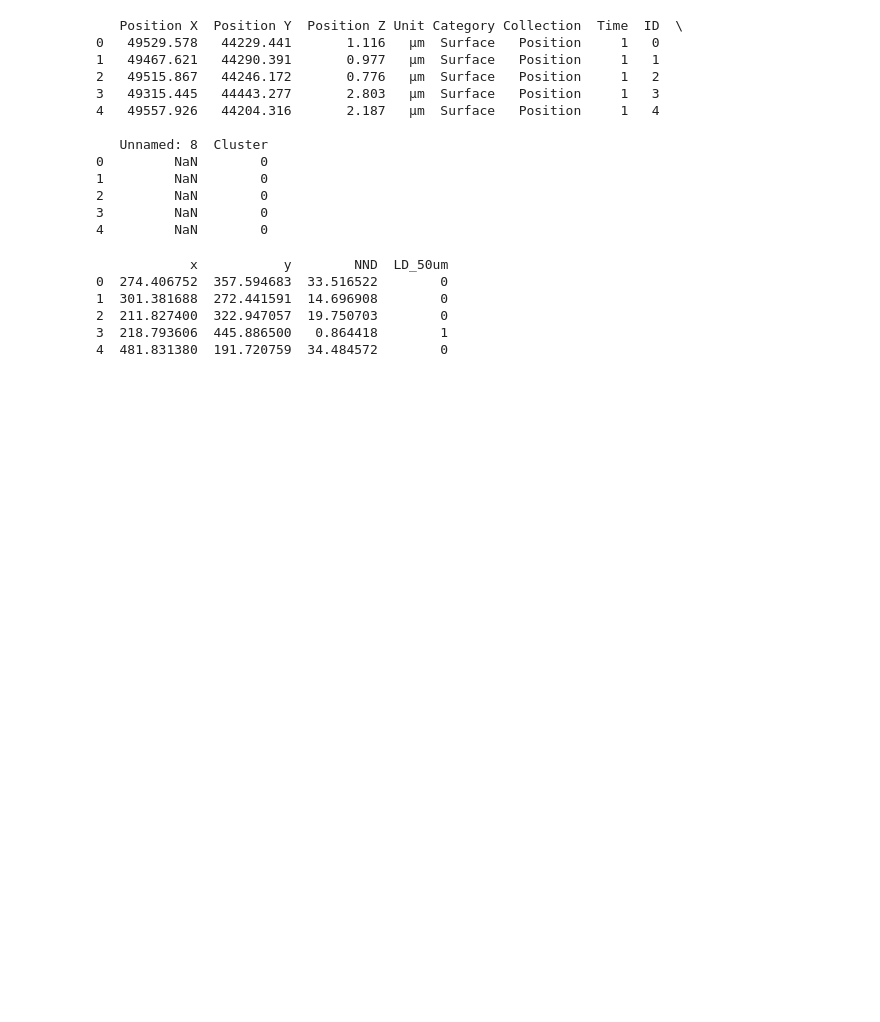
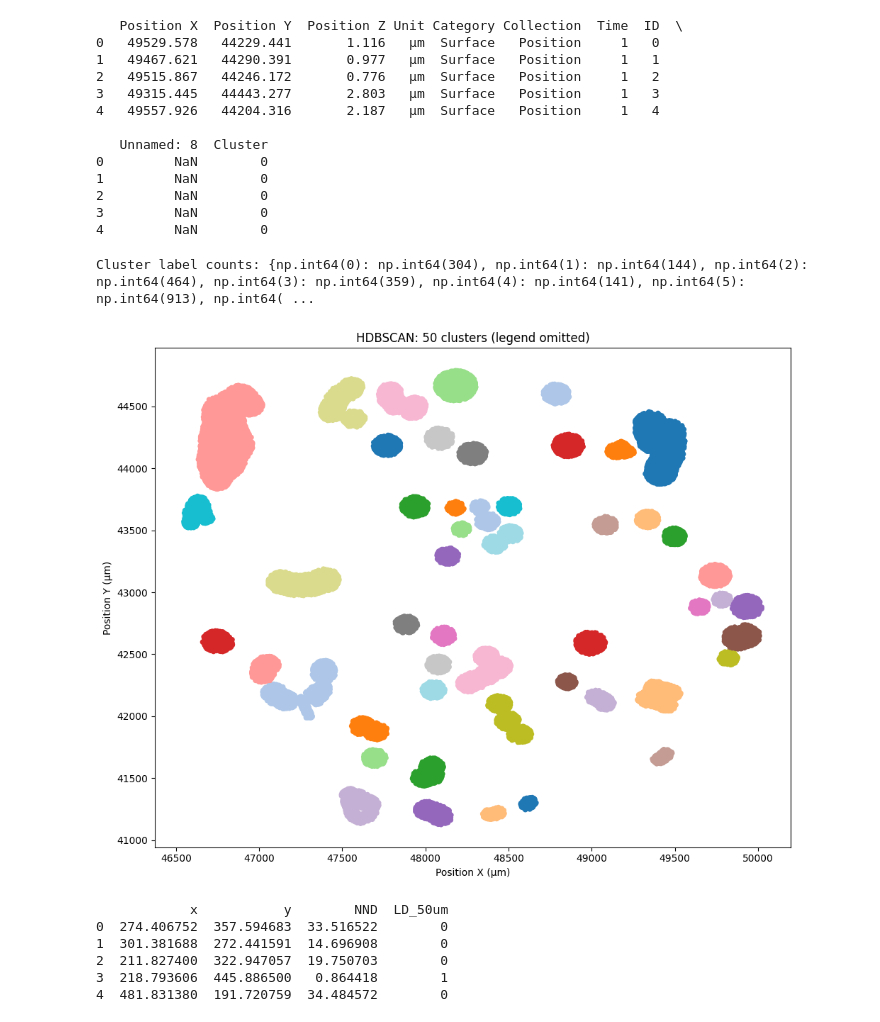
Before and after one commit to helclp/lab_proj1, a Jupyter notebook: clusterer_attempt2.ipynb, the cells around one changed output. Saved outputs shown, nothing was run; the diff lists cells and outputs as text; code cells hidden in the pictures; blank space fills up the shorter version.

Commit message:
hdbscan working

```diff
--- a/clusterer_attempt2.ipynb
+++ b/clusterer_attempt2.ipynb
@@ -147,6 +147,74 @@ print(df.head())
 2         NaN        0
 3         NaN        0
 4         NaN        0
+# %%
+# 1) Install and import
+import hdbscan
+import numpy as np
+import pandas as pd
+from sklearn.preprocessing import StandardScaler
+import matplotlib.pyplot as plt
+import seaborn as sns
+
+# 2) Extract & scale your coordinates
+coords = df[['Position X', 'Position Y']].values
+coords_scaled = StandardScaler().fit_transform(coords)
+
+# 3) Configure and run HDBSCAN
+clusterer = hdbscan.HDBSCAN(
+    min_cluster_size=30,    # smallest cluster you expect (in # of points)
+    min_samples=5,          # how conservative core point definition is
+    cluster_selection_epsilon=0.0  # 0 → let HDBSCAN pick flat clusters automatically
+)
+labels = clusterer.fit_predict(coords_scaled)
+
+# 4) Inspect the result
+unique_labels, counts = np.unique(labels, return_counts=True)
+print("Cluster label counts:", dict(zip(unique_labels, counts)))
+# -1 is noise; other integers are cluster IDs
+
+# 5) Attach to your DataFrame
+df['hdbscan_cluster'] = labels
+
+# 6) Prepare for plotting
+mask = labels != -1           # if you want to omit noise points
+plot_coords = coords[mask]
+plot_labels = labels[mask].astype(str)  # convert to string for seaborn
+
+df_plot = pd.DataFrame(plot_coords, columns=['X', 'Y'])
+df_plot['cluster'] = plot_labels
+
+# 7) Plot (hiding legend if >10 clusters)
+n_clusters = len([l for l in unique_labels if l != -1])
+
+plt.figure(figsize=(10, 8))
+if n_clusters > 10:
+    sns.scatterplot(
+        data=df_plot, x='X', y='Y',
+        hue='cluster',
+        palette='tab20',
+        s=30, linewidth=0,
+        legend=False
+    )
+    plt.title(f'HDBSCAN: {n_clusters} clusters (legend omitted)')
+else:
+    sns.scatterplot(
+        data=df_plot, x='X', y='Y',
+        hue='cluster',
+        palette='tab10',
+        s=30, linewidth=0,
+        legend='full'
+    )
+    plt.legend(title='cluster', bbox_to_anchor=(1.05,1), loc='upper left')
+    plt.title(f'HDBSCAN: {n_clusters} clusters')
+
+plt.xlabel('Position X (µm)')
+plt.ylabel('Position Y (µm)')
+plt.tight_layout()
+plt.show()
+# %% [output]
+Cluster label counts: {np.int64(0): np.int64(304), np.int64(1): np.int64(144), np.int64(2): np.int64(464), np.int64(3): np.int64(359), np.int64(4): np.int64(141), np.int64(5): np.int64(913), np.int64( ...
+[figure, added]
 # %%
 df2 = pd.read_csv('extra_stats2.csv')
 print(df2.head())
```
Also changed, not shown: parts of 1 cell of this notebook.
